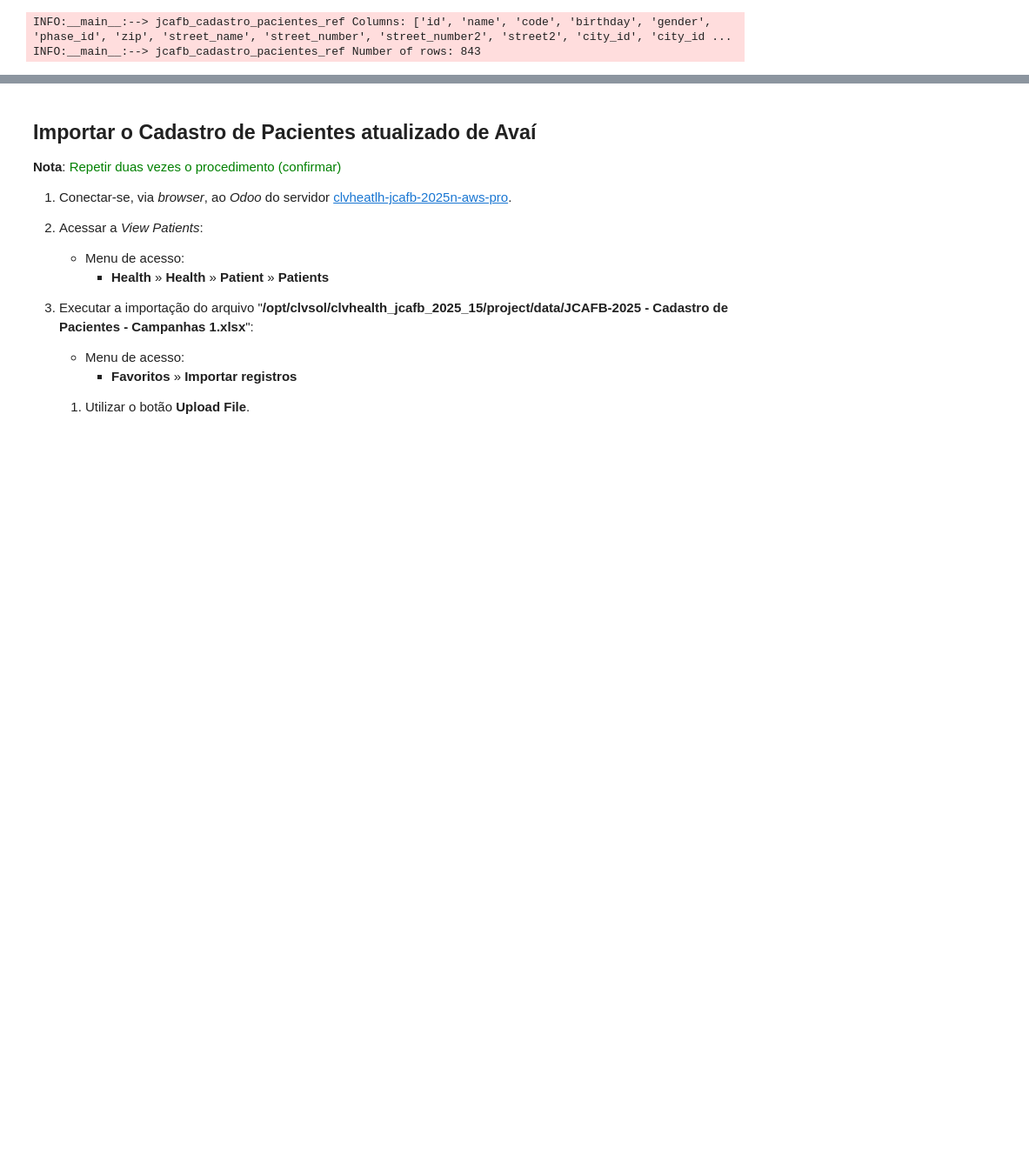
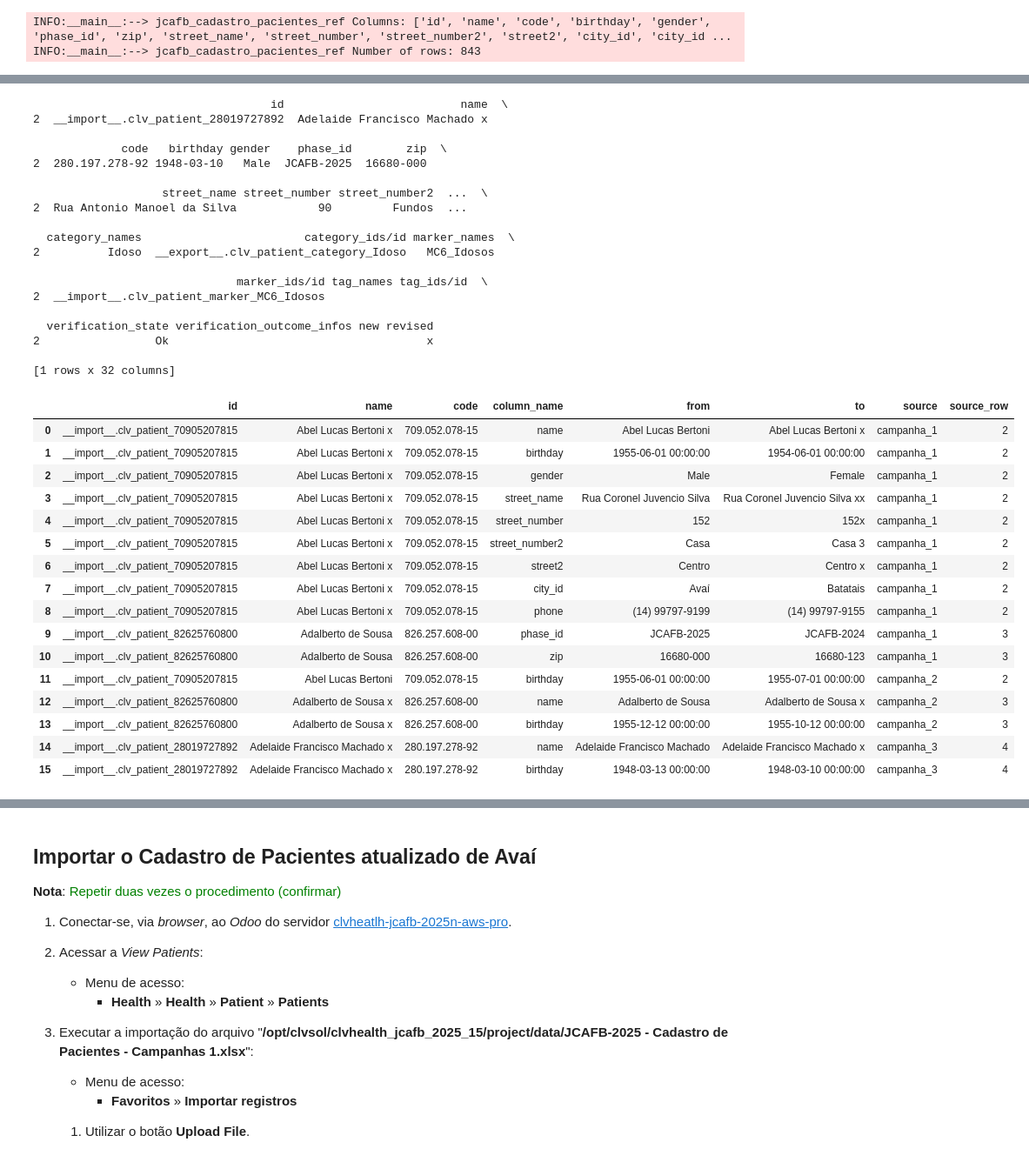
Before and after one commit to CLVsol/clvhealth_jcafb_2025_15, a Jupyter notebook: project/JCAFB-2025 - Cadastro de Pacientes - off-line.ipynb, the cells around one changed output, grey strips where cells are left out. Shown at 87% size. Drawn from its saved outputs; the diff is of its cells as text; code cells hidden in the pictures; blank space fills up the shorter version.

Commit message:
[IMP] "project/JCAFB-2025 - Cadastro de Pacientes - off-line.ipynb"

```diff
--- a/project/JCAFB-2025 - Cadastro de Pacientes - off-line.ipynb
+++ b/project/JCAFB-2025 - Cadastro de Pacientes - off-line.ipynb
@@ -57,0 +447,35 @@ INFO:__main__:--> jcafb_cadastro_campanha_1 Number of rows: 844
+# %%
+column_names = ['id', 'name', 'code', 'column_name', 'from', 'to', 'source', 'source_row']
+updt_records = pd.DataFrame(columns=column_names)
+
+def new_records_inclusion(jcafb_cadastro_campanha, source):
+
+    column_names_list = ['name', 'birthday', 'gender', 'phase_id', 'zip', 'street_name', 'street_number', 'street_number2', 'street2',
+                         'city_id', 'city_id/id', 'state_id', 'state_id/id', 'country_id/name', 'country_id/id', 'phone']
+
+    for i, row in jcafb_cadastro_campanha.iterrows():
+
+        _id = row['id']
+        index = jcafb_cadastro_pacientes_ref.loc[jcafb_cadastro_pacientes_ref['id'] == _id]
+        revised = False
+        if len(index) > 0:
+            for column_name in column_names_list:
+                if row[column_name] != index[column_name].iloc[0]:
+                    jcafb_cadastro_pacientes_updt.loc[jcafb_cadastro_pacientes_updt['id'] == _id, column_name] = row[column_name]
+                    revised = True
+
+                    new_row = {'id': _id,
+                               'name': row['name'],
+                               'code': row['code'],
+                               'column_name': column_name,
+                               'from': index[column_name].iloc[0],
+                               'to': row[column_name],
+                               'source': source,
+                               'source_row': i + 2
+                              }
+                    pos = len(updt_records)
+                    updt_records.loc[pos] = new_row
+
+            if revised:
+                jcafb_cadastro_pacientes_updt.loc[jcafb_cadastro_pacientes_updt['id'] == _id, 'revised'] = 'x'
+                # print(jcafb_cadastro_pacientes_updt.loc[jcafb_cadastro_pacientes_updt['id'] == _id])
@@ -57,0 +565,44 @@ INFO:__main__:--> jcafb_cadastro_campanha_1 Number of rows: 844
+# %%
+new_records_inclusion(jcafb_cadastro_campanha_3, 'campanha_3')
+
+# _logger.info(u'%s %s %s', '-->', 'jcafb_cadastro_pacientes_ref Columns:', jcafb_cadastro_pacientes_ref.columns.tolist())
+# _logger.info(u'%s %s %s', '-->', 'jcafb_cadastro_pacientes_ref Number of rows:', len(jcafb_cadastro_pacientes_ref))
+
+updt_records
+# %% [output]
+                                   id                          name  \
+2  __import__.clv_patient_28019727892  Adelaide Francisco Machado x
+
+             code   birthday gender    phase_id        zip  \
+2  280.197.278-92 1948-03-10   Male  JCAFB-2025  16680-000
+
+                   street_name street_number street_number2  ...  \
+2  Rua Antonio Manoel da Silva            90         Fundos  ...
+
+  category_names                        category_ids/id marker_names  \
+2          Idoso  __export__.clv_patient_category_Idoso   MC6_Idosos
+
+                              marker_ids/id tag_names tag_ids/id  \
+2  __import__.clv_patient_marker_MC6_Idosos
+
+  verification_state verification_outcome_infos new revised
+2                 Ok                                      x
+
+[1 rows x 32 columns]
+|  | id | name | code | column_name | from | to | source | source_row |
+| 0 | __import__.clv_patient_70905207815 | Abel Lucas Bertoni x | 709.052.078-15 | name | Abel Lucas Bertoni | Abel Lucas Bertoni x | campanha_1 | 2 |
+| 1 | __import__.clv_patient_70905207815 | Abel Lucas Bertoni x | 709.052.078-15 | birthday | 1955-06-01 00:00:00 | 1954-06-01 00:00:00 | campanha_1 | 2 |
+| 2 | __import__.clv_patient_70905207815 | Abel Lucas Bertoni x | 709.052.078-15 | gender | Male | Female | campanha_1 | 2 |
+| 3 | __import__.clv_patient_70905207815 | Abel Lucas Bertoni x | 709.052.078-15 | street_name | Rua Coronel Juvencio Silva | Rua Coronel Juvencio Silva xx | campanha_1 | 2 |
+| 4 | __import__.clv_patient_70905207815 | Abel Lucas Bertoni x | 709.052.078-15 | street_number | 152 | 152x | campanha_1 | 2 |
+| 5 | __import__.clv_patient_70905207815 | Abel Lucas Bertoni x | 709.052.078-15 | street_number2 | Casa | Casa 3 | campanha_1 | 2 |
+| 6 | __import__.clv_patient_70905207815 | Abel Lucas Bertoni x | 709.052.078-15 | street2 | Centro | Centro x | campanha_1 | 2 |
+| 7 | __import__.clv_patient_70905207815 | Abel Lucas Bertoni x | 709.052.078-15 | city_id | Avaí | Batatais | campanha_1 | 2 |
+| 8 | __import__.clv_patient_70905207815 | Abel Lucas Bertoni x | 709.052.078-15 | phone | (14) 99797-9199 | (14) 99797-9155 | campanha_1 | 2 |
+| 9 | __import__.clv_patient_82625760800 | Adalberto de Sousa | 826.257.608-00 | phase_id | JCAFB-2025 | JCAFB-2024 | campanha_1 | 3 |
+| 10 | __import__.clv_patient_82625760800 | Adalberto de Sousa | 826.257.608-00 | zip | 16680-000 | 16680-123 | campanha_1 | 3 |
+| 11 | __import__.clv_patient_70905207815 | Abel Lucas Bertoni | 709.052.078-15 | birthday | 1955-06-01 00:00:00 | 1955-07-01 00:00:00 | campanha_2 | 2 |
+| 12 | __import__.clv_patient_82625760800 | Adalberto de Sousa x | 826.257.608-00 | name | Adalberto de Sousa | Adalberto de Sousa x | campanha_2 | 3 |
+| 13 | __import__.clv_patient_82625760800 | Adalberto de Sousa x | 826.257.608-00 | birthday | 1955-12-12 00:00:00 | 1955-10-12 00:00:00 | campanha_2 | 3 |
+| 14 | __import__.clv_patient_28019727892 | Adelaide Francisco Machado x | 280.197.278-92 | name | Adelaide Francisco Machado | Adelaide Francisco Machado x | campanha_3 | 4 |
+| 15 | __import__.clv_patient_28019727892 | Adelaide Francisco Machado x | 280.197.278-92 | birthday | 1948-03-13 00:00:00 | 1948-03-10 00:00:00 | campanha_3 | 4 |
```
Also changed, not shown: parts of 60 cells of this notebook.
